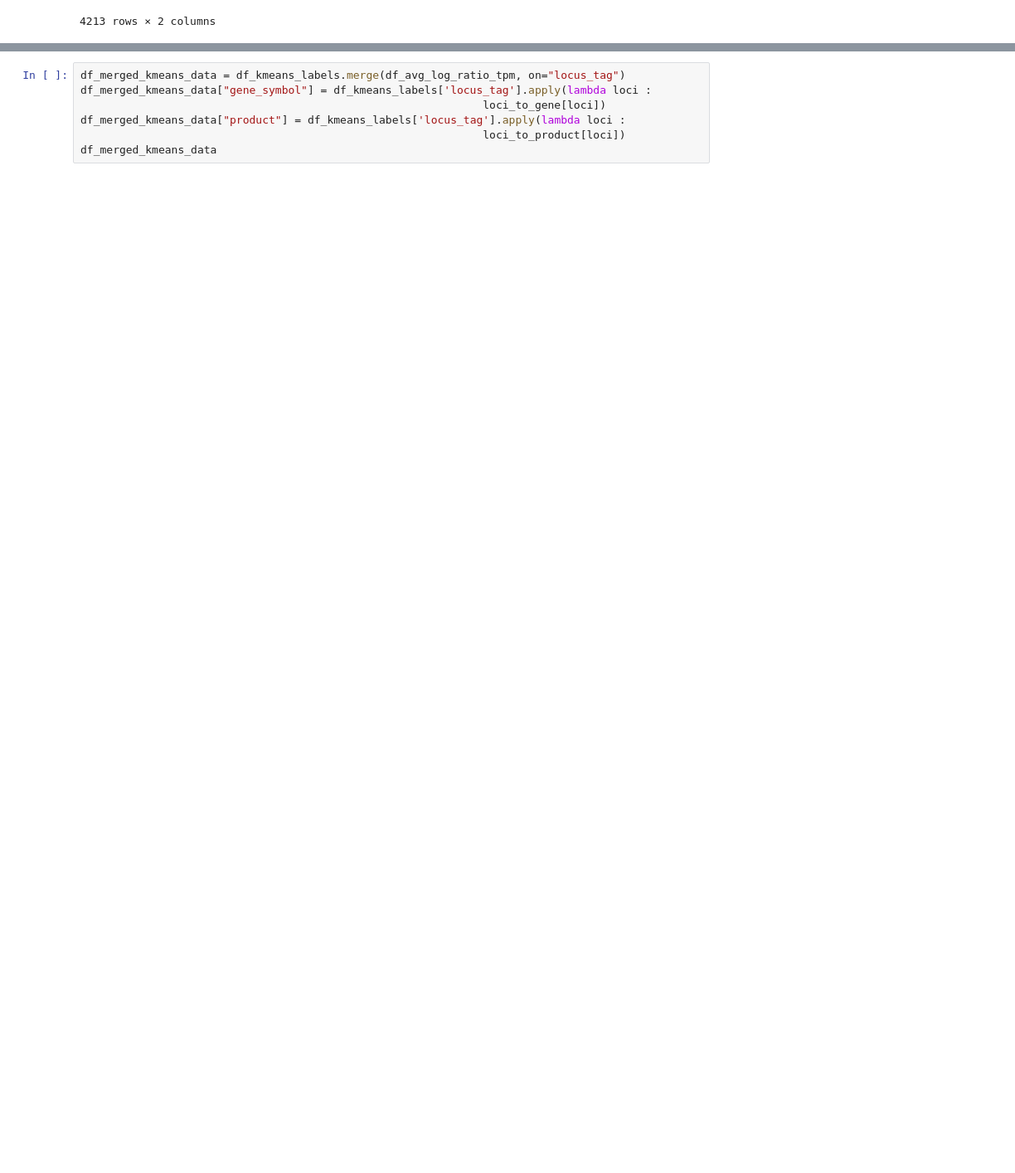
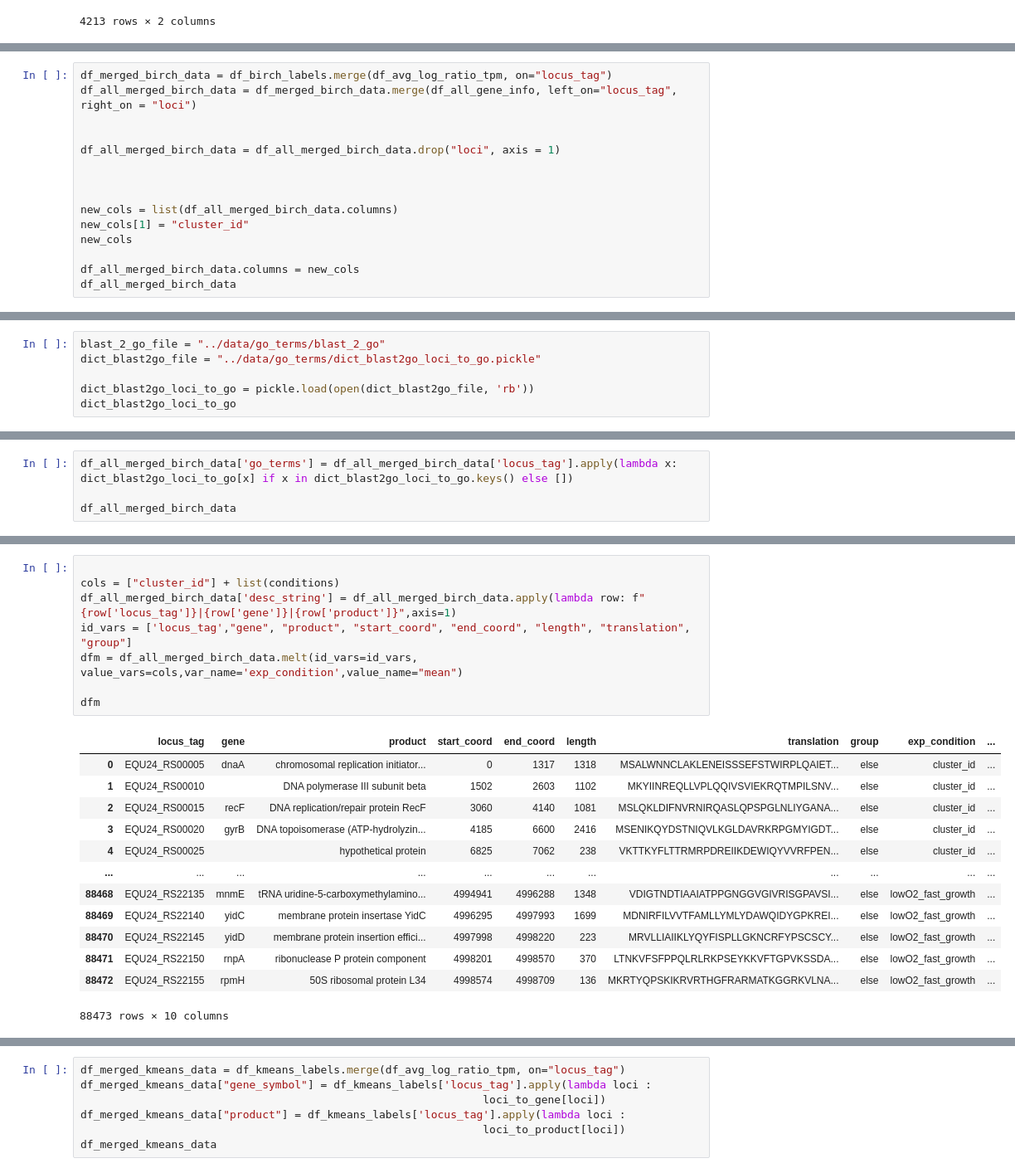
Before and after one commit to vsk-1167/research-5G-transcriptomic-exploration, a Jupyter notebook: Enrichment Analysis/integration_of_go_terms.ipynb, the cells around one changed output, grey strips where cells are left out. Shown at 83% size. Drawn from its saved outputs; the diff is of its cells as text; blank space fills up the shorter version.

```diff
--- a/Enrichment Analysis/integration_of_go_terms.ipynb
+++ b/Enrichment Analysis/integration_of_go_terms.ipynb
@@ -154,0 +199,15 @@ df_birch_labels
+# %%
+df_merged_birch_data = df_birch_labels.merge(df_avg_log_ratio_tpm, on="locus_tag")
+df_all_merged_birch_data = df_merged_birch_data.merge(df_all_gene_info, left_on="locus_tag", right_on = "loci")
+
+
+df_all_merged_birch_data = df_all_merged_birch_data.drop("loci", axis = 1)
+
+
+
+new_cols = list(df_all_merged_birch_data.columns)
+new_cols[1] = "cluster_id"
+new_cols
+
+df_all_merged_birch_data.columns = new_cols
+df_all_merged_birch_data
@@ -154,0 +230,6 @@ df_birch_labels
+# %%
+blast_2_go_file = "../data/go_terms/blast_2_go"
+dict_blast2go_file = "../data/go_terms/dict_blast2go_loci_to_go.pickle"
+
+dict_blast2go_loci_to_go = pickle.load(open(dict_blast2go_file, 'rb'))
+dict_blast2go_loci_to_go
@@ -154,0 +254,4 @@ df_birch_labels
+# %%
+df_all_merged_birch_data['go_terms'] = df_all_merged_birch_data['locus_tag'].apply(lambda x: dict_blast2go_loci_to_go[x] if x in dict_blast2go_loci_to_go.keys() else [])
+
+df_all_merged_birch_data
@@ -154,0 +369,22 @@ df_birch_labels
+# %%
+
+cols = ["cluster_id"] + list(conditions)
+df_all_merged_birch_data['desc_string'] = df_all_merged_birch_data.apply(lambda row: f"{row['locus_tag']}|{row['gene']}|{row['product']}",axis=1)
+id_vars = ['locus_tag',"gene", "product", "start_coord", "end_coord", "length", "translation", "group"]
+dfm = df_all_merged_birch_data.melt(id_vars=id_vars, value_vars=cols,var_name='exp_condition',value_name="mean")
+
+dfm
+# %% [output]
+|  | locus_tag | gene | product | start_coord | end_coord | length | translation | group | exp_condition | ... |
+| 0 | EQU24_RS00005 | dnaA | chromosomal replication initiator... | 0 | 1317 | 1318 | MSALWNNCLAKLENEISSSEFSTWIRPLQAIET... | else | cluster_id | ... |
+| 1 | EQU24_RS00010 |  | DNA polymerase III subunit beta | 1502 | 2603 | 1102 | MKYIINREQLLVPLQQIVSVIEKRQTMPILSNV... | else | cluster_id | ... |
+| 2 | EQU24_RS00015 | recF | DNA replication/repair protein RecF | 3060 | 4140 | 1081 | MSLQKLDIFNVRNIRQASLQPSPGLNLIYGANA... | else | cluster_id | ... |
+| 3 | EQU24_RS00020 | gyrB | DNA topoisomerase (ATP-hydrolyzin... | 4185 | 6600 | 2416 | MSENIKQYDSTNIQVLKGLDAVRKRPGMYIGDT... | else | cluster_id | ... |
+| 4 | EQU24_RS00025 |  | hypothetical protein | 6825 | 7062 | 238 | VKTTKYFLTTRMRPDREIIKDEWIQYVVRFPEN... | else | cluster_id | ... |
+| ... | ... | ... | ... | ... | ... | ... | ... | ... | ... | ... |
+| 88468 | EQU24_RS22135 | mnmE | tRNA uridine-5-carboxymethylamino... | 4994941 | 4996288 | 1348 | VDIGTNDTIAAIATPPGNGGVGIVRISGPAVSI... | else | lowO2_fast_growth | ... |
+| 88469 | EQU24_RS22140 | yidC | membrane protein insertase YidC | 4996295 | 4997993 | 1699 | MDNIRFILVVTFAMLLYMLYDAWQIDYGPKREI... | else | lowO2_fast_growth | ... |
+| 88470 | EQU24_RS22145 | yidD | membrane protein insertion effici... | 4997998 | 4998220 | 223 | MRVLLIAIIKLYQYFISPLLGKNCRFYPSCSCY... | else | lowO2_fast_growth | ... |
+| 88471 | EQU24_RS22150 | rnpA | ribonuclease P protein component | 4998201 | 4998570 | 370 | LTNKVFSFPPQLRLRKPSEYKKVFTGPVKSSDA... | else | lowO2_fast_growth | ... |
+| 88472 | EQU24_RS22155 | rpmH | 50S ribosomal protein L34 | 4998574 | 4998709 | 136 | MKRTYQPSKIKRVRTHGFRARMATKGGRKVLNA... | else | lowO2_fast_growth | ... |
+88473 rows × 10 columns
```
Also changed, not shown: parts of 28 cells of this notebook, 20 other files.
